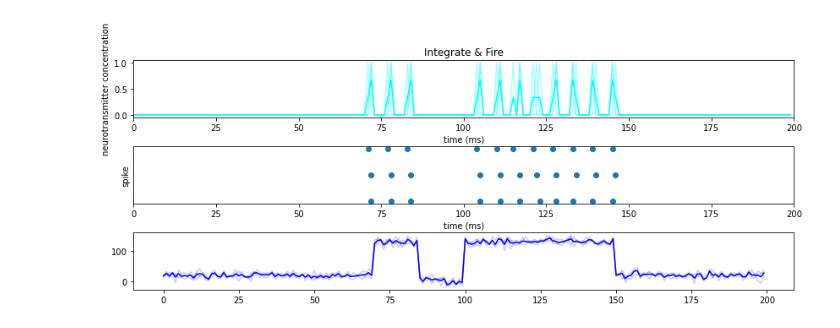
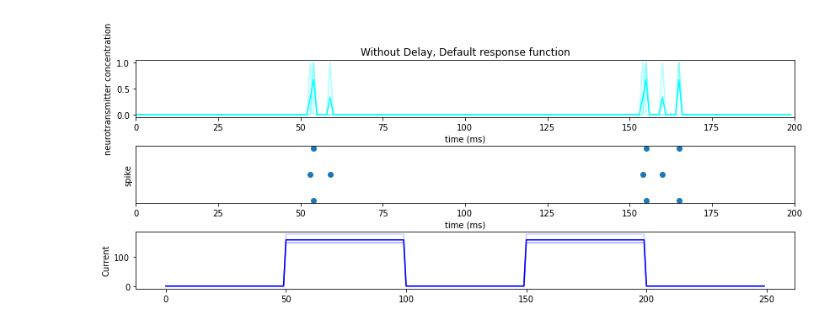
Before and after one commit to cnrl/Spiral, a Jupyter notebook: examples/axon.ipynb, the cells around one changed output. Saved outputs shown, nothing was run; the diff lists cells and outputs as text; code cells hidden in the pictures.

```diff
--- a/examples/axon.ipynb
+++ b/examples/axon.ipynb
@@ -1,25 +1,40 @@
 # %%
 import sys
 sys.path.insert(1, '../')
+import torch
 
 from spiral import (
     IntegrateAndFireSoma,
     LeakyMembrane,
-    Axon,
+    ExponentialDepolaristicMembrane,
+    AdaptiveMembrane,
+    Axon
 )
+AELIF = \
+    AdaptiveMembrane(
+        ExponentialDepolaristicMembrane(
+            LeakyMembrane(
+                IntegrateAndFireSoma
+            )
+        )
+    )
+new_n = lambda: AELIF(
+    name='neuronsA',
+    shape=(3,),
+    dt=1.,
+    analyzable=True,
+)
 # %%
 from spiral.analysis import FunctionGenerator
-I = FunctionGenerator.generate(200, shape=(3,),
-        baseline={0:20, 70:130, 85:0, 100:130, 150:20},
-        noise={100:1},
-        population_noise={0:10.},
-)
+I = FunctionGenerator.generate(250, shape=(3,),
+           baseline={50*i: 150 if i%2 else 0 for i in range(5)})
+I[:,1] *= 1.2
 # %%
 from spiral.analysis import Simulator
 import matplotlib.pyplot as plt
 from matplotlib_dashboard import MatplotlibDashboard
 
-def simulate_and_plot(n, a, title=''):
+def simulate_and_plot(n, a, I, title=''):
     s = Simulator(n.progress)
     n.reset()
     s.simulate(inputs={'direct_input': I}, times=200)
@@ -33,25 +48,16 @@ def simulate_and_plot(n, a, title=''):
     a.plot__neurotransmitter(md['N'])
     md['I'].plot(I, color='blue', alpha=.2)
     md['I'].plot(I.mean(axis=1), color='blue')
+    md['I'].set_ylabel('Current')
     md['N'].set_title(title)
     plt.show()
 # %%
-LIF = LeakyMembrane(IntegrateAndFireSoma)
-
-n = LIF(
-    name='neuronsA',
-    shape=(3,),
-    dt=1.,
-    analyzable=True,
-)
-
+n = new_n()
 a = Axon(
     terminal=[2],
     analyzable=True,
 )
-
 n.use(a)
-
-simulate_and_plot(n, a, 'Integrate & Fire')
+simulate_and_plot(n, a, I, 'Without Delay, Default response function')
 # %% [output]
-[figure, old version]
+[figure, new version]
```
Also changed, not shown: parts of 13 cells of this notebook, 40 other files.
